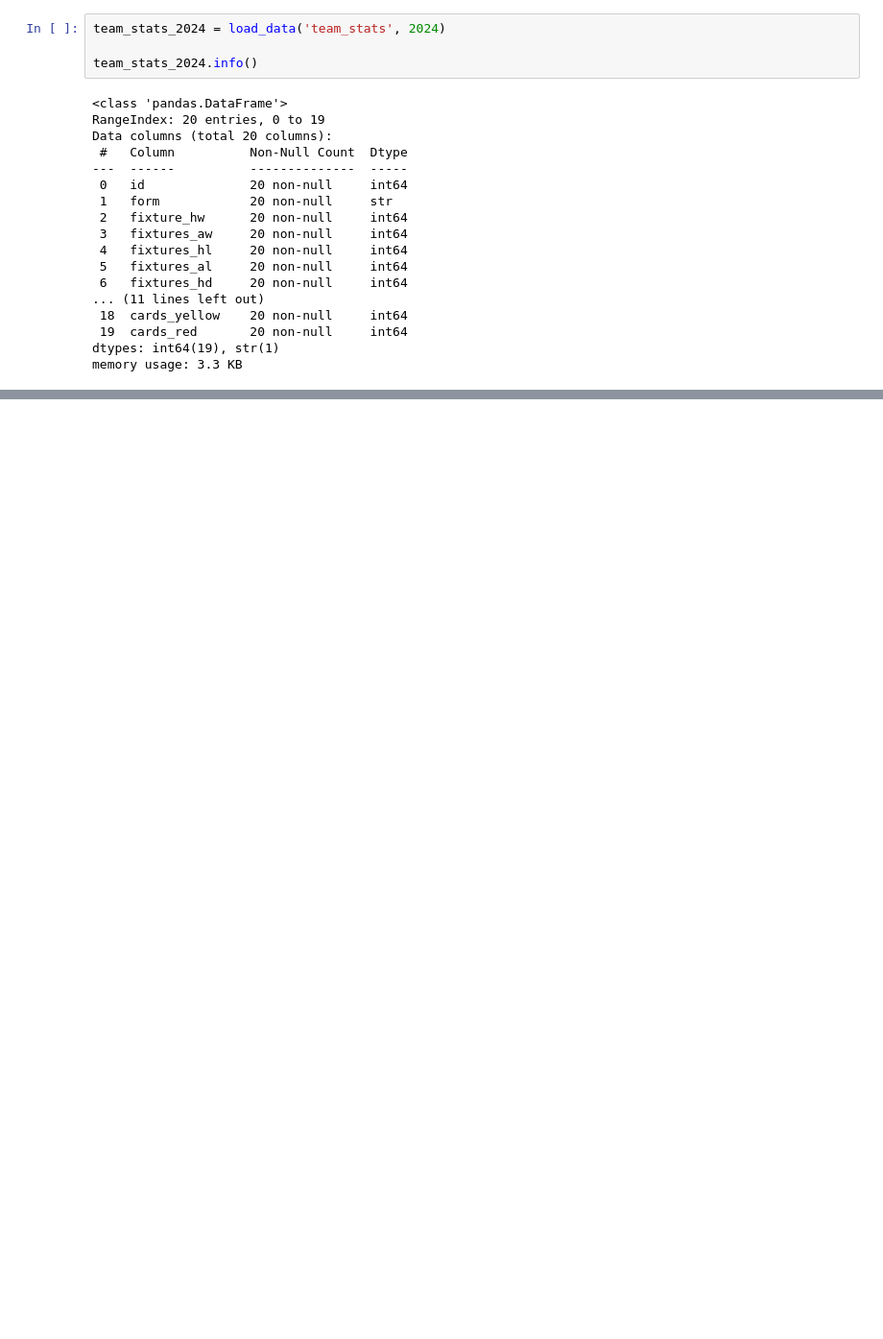
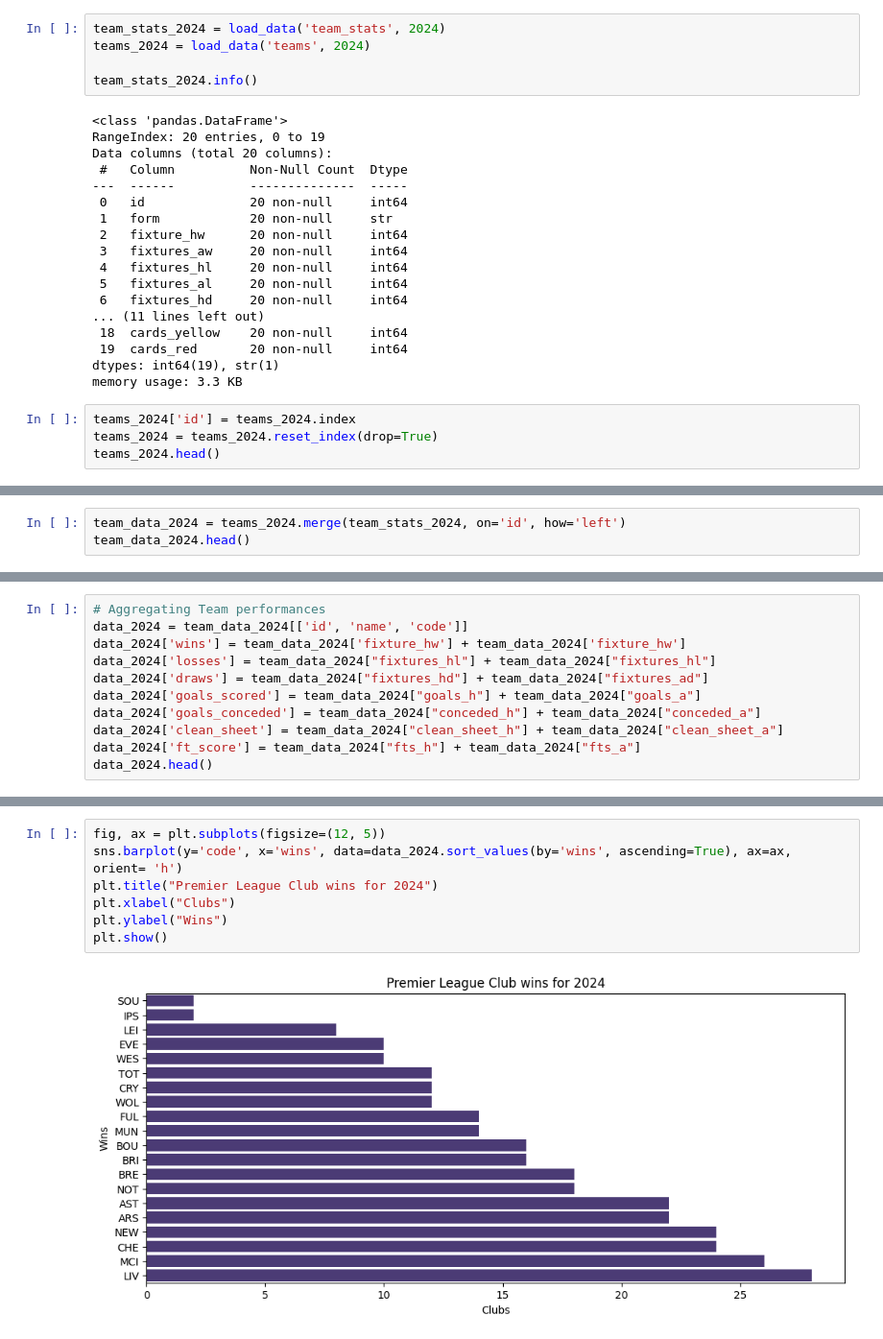
Before and after one commit to Lakes41/Premier-league-predictor-model, a Jupyter notebook: Notebooks/EDA.ipynb, the cells around one changed output, grey strips where cells are left out. Shown at 96% size. Cells and saved outputs as stored; diff of their text form; blank space fills up the shorter version.

```diff
--- a/Notebooks/EDA.ipynb
+++ b/Notebooks/EDA.ipynb
@@ -11,6 +19,7 @@ def load_data(file: str, season: int):
     return data
 # %%
 team_stats_2024 = load_data('team_stats', 2024)
+teams_2024 = load_data('teams', 2024)
 
 team_stats_2024.info()
 # %% [output]
@@ -31,3 +40,7 @@ Data columns (total 20 columns):
  19  cards_red       20 non-null     int64
 dtypes: int64(19), str(1)
 memory usage: 3.3 KB
+# %%
+teams_2024['id'] = teams_2024.index
+teams_2024 = teams_2024.reset_index(drop=True)
+teams_2024.head()
@@ -33,0 +54,3 @@ memory usage: 3.3 KB
+# %%
+team_data_2024 = teams_2024.merge(team_stats_2024, on='id', how='left')
+team_data_2024.head()
@@ -33,0 +85,11 @@ memory usage: 3.3 KB
+# %%
+# Aggregating Team performances
+data_2024 = team_data_2024[['id', 'name', 'code']]
+data_2024['wins'] = team_data_2024['fixture_hw'] + team_data_2024['fixture_hw']
+data_2024['losses'] = team_data_2024["fixtures_hl"] + team_data_2024["fixtures_hl"]
+data_2024['draws'] = team_data_2024["fixtures_hd"] + team_data_2024["fixtures_ad"]
+data_2024['goals_scored'] = team_data_2024["goals_h"] + team_data_2024["goals_a"]
+data_2024['goals_conceded'] = team_data_2024["conceded_h"] + team_data_2024["conceded_a"]
+data_2024['clean_sheet'] = team_data_2024["clean_sheet_h"] + team_data_2024["clean_sheet_a"]
+data_2024['ft_score'] = team_data_2024["fts_h"] + team_data_2024["fts_a"]
+data_2024.head()
@@ -33,0 +120,9 @@ memory usage: 3.3 KB
+# %%
+fig, ax = plt.subplots(figsize=(12, 5))
+sns.barplot(y='code', x='wins', data=data_2024.sort_values(by='wins', ascending=True), ax=ax, orient= 'h')
+plt.title("Premier League Club wins for 2024")
+plt.xlabel("Clubs")
+plt.ylabel("Wins")
+plt.show()
+# %% [output]
+[figure, added]
```
Also changed, not shown: parts of 27 cells of this notebook, 2 other files.
